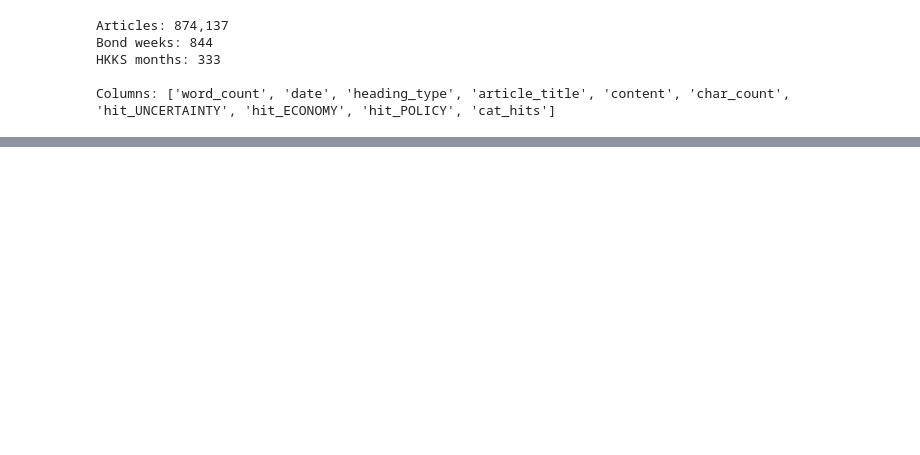
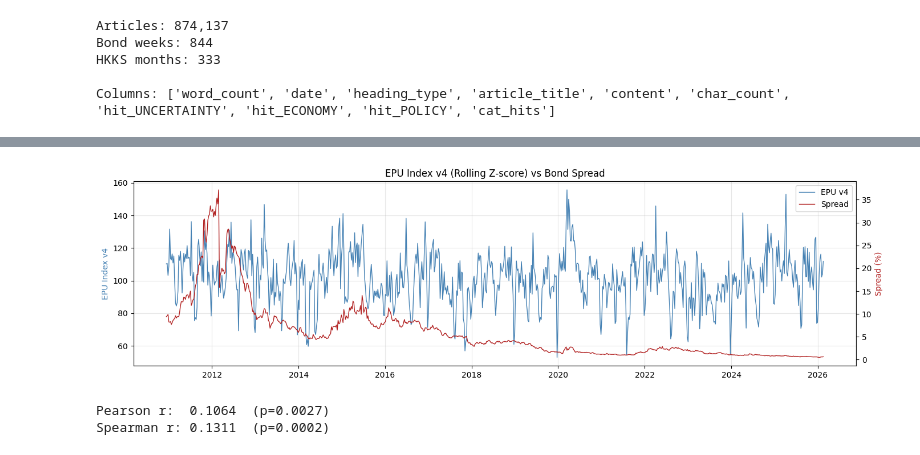
Before and after one commit to Swkratis210204/TextDataInEconomics, a Jupyter notebook: phase1/phase2.ipynb, the cells around one changed output, grey strips where cells are left out. Saved outputs shown, nothing was run; the diff lists cells and outputs as text; code cells hidden in the pictures; blank space fills up the shorter version.

```diff
--- a/phase1/phase2.ipynb
+++ b/phase1/phase2.ipynb
@@ -36,0 +482,44 @@ Columns: ['word_count', 'date', 'heading_type', 'article_title', 'content', 'cha
+# %%
+# v4 — Rolling Z-score normalization
+weekly_v3 = weekly_v3.sort_values("week").reset_index(drop=True)
+
+rolling_mean = weekly_v3["epu_articles"].rolling(52, min_periods=26).mean()
+rolling_std  = weekly_v3["epu_articles"].rolling(52, min_periods=26).std()
+
+weekly_v3["epu_index_v4"] = (
+    (weekly_v3["epu_articles"] - rolling_mean) / rolling_std
+) * 15 + 100  # scale to mean=100, std=15
+
+weekly_v3["week_dt"] = weekly_v3["week"].dt.to_timestamp()
+weekly_v3_clean = weekly_v3.dropna(subset=["epu_index_v4"]).reset_index(drop=True)
+
+# Quick plot να δούμε αν έχει νόημα
+merged_v4 = weekly_v3_clean.merge(bonds_weekly, on="week", how="inner").iloc[:-1]
+merged_v4["week_dt"] = merged_v4["week"].dt.to_timestamp()
+
+fig, ax1 = plt.subplots(figsize=(14, 4))
+ax2 = ax1.twinx()
+ax1.plot(merged_v4["week_dt"], merged_v4["epu_index_v4"], color="steelblue", linewidth=1, label="EPU v4")
+ax2.plot(merged_v4["week_dt"], merged_v4["Spread"], color="firebrick", linewidth=1, label="Spread")
+ax1.set_ylabel("EPU Index v4", color="steelblue")
+ax2.set_ylabel("Spread (%)", color="firebrick")
+ax1.set_title("EPU Index v4 (Rolling Z-score) vs Bond Spread")
+ax1.grid(alpha=0.3)
+lines1, labels1 = ax1.get_legend_handles_labels()
+lines2, labels2 = ax2.get_legend_handles_labels()
+ax1.legend(lines1 + lines2, labels1 + labels2)
+plt.tight_layout()
+plt.savefig("epu_v4.png", dpi=150, bbox_inches="tight")
+plt.show()
+
+# Correlation
+epu_d    = detrend(merged_v4["epu_index_v4"].values)
+spread_d = detrend(merged_v4["Spread"].values)
+pr, pp   = stats.pearsonr(epu_d, spread_d)
+sr, sp   = stats.spearmanr(epu_d, spread_d)
+print(f"Pearson r:  {pr:.4f}  (p={pp:.4f})")
+print(f"Spearman r: {sr:.4f}  (p={sp:.4f})")
+# %% [output]
+[figure, added]
+Pearson r:  0.1064  (p=0.0027)
+Spearman r: 0.1311  (p=0.0002)
```
Also changed, not shown: parts of 21 cells of this notebook, 4 other files.
